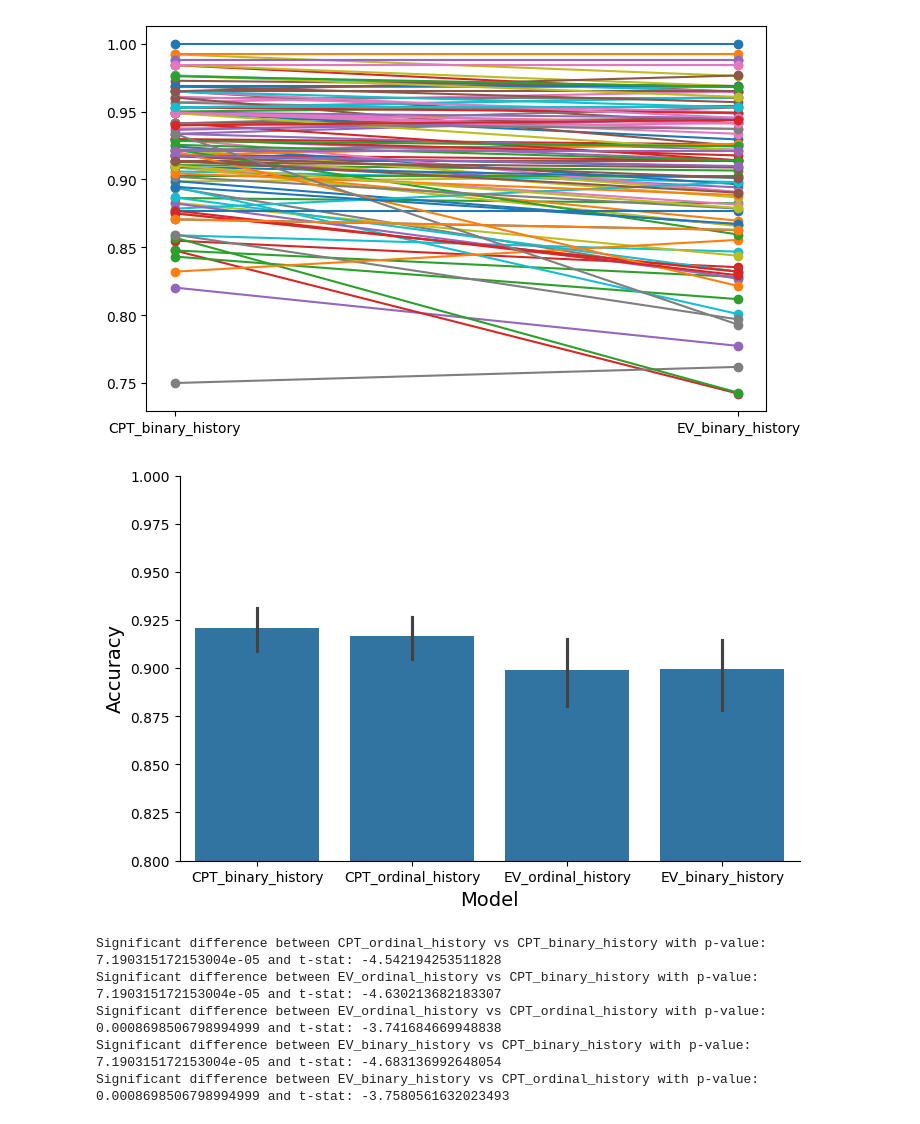
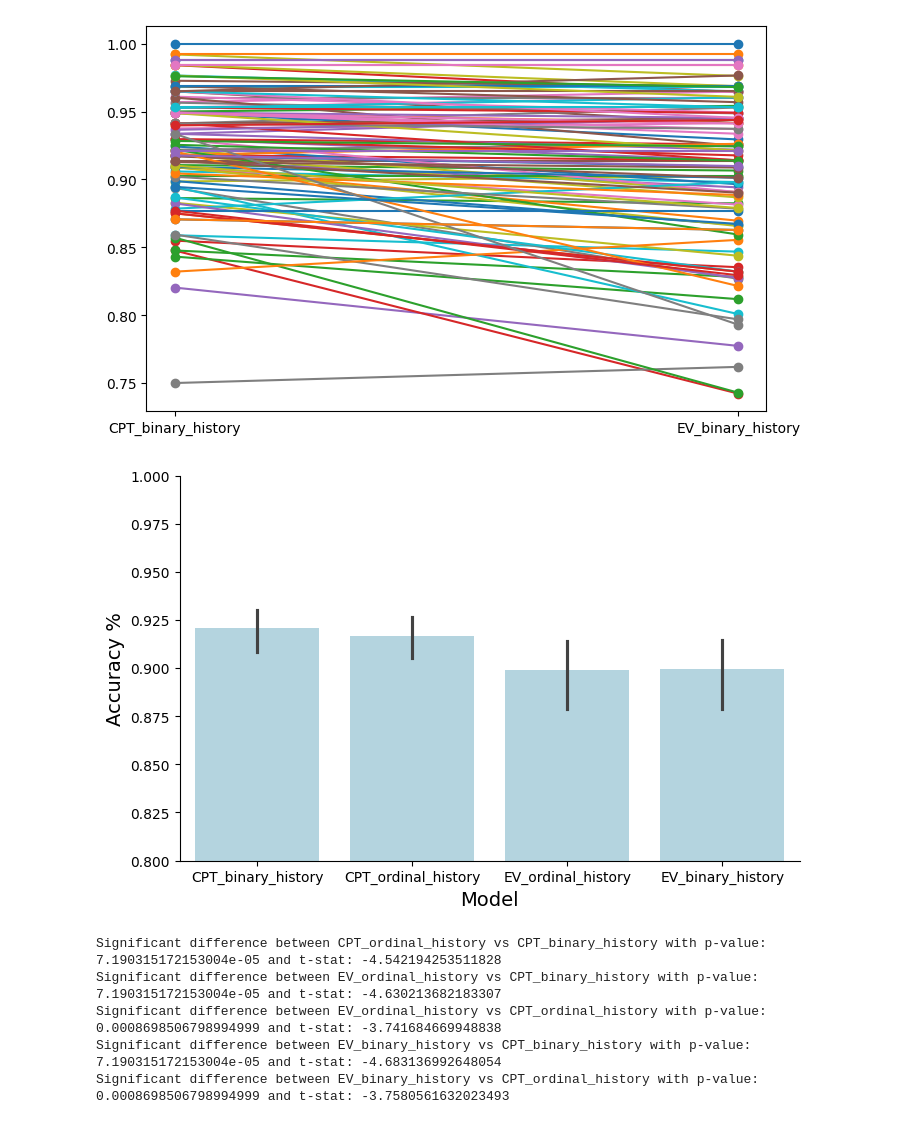
Before and after one commit to GusStgoReyes/riskyneuroarousal, a Jupyter notebook: data/1fits.ipynb, the cells around one changed output. Cells and saved outputs as stored; diff of their text form; code cells hidden in the pictures.

```diff
--- a/data/1fits.ipynb
+++ b/data/1fits.ipynb
@@ -77,17 +77,17 @@ plt.show()
 [figure]
 # %%
 plt.figure(figsize=(8, 5))
-sns.barplot(data = res_model_per, x = "model", y = "acc")
+sns.barplot(data = res_model_per, x = "model", y = "acc", color = "lightblue")
 plt.ylim(0.8, 1)
 sns.despine()
 plt.xlabel("Model", fontsize=14)
-plt.ylabel("Accuracy", fontsize=14)
+plt.ylabel("Accuracy %", fontsize=14)
 # Change the font type to Helvetica
-plt.xticks(fontsize=10)
+# plt.xticks([0, 1, 2, 3], ["CPT binary", "CPT ordinal", "EV ordinal", "EV binary"], fontsize=10)
 plt.yticks(fontsize=10)
 plt.show()
 # %% [output]
-[figure, old version]
+[figure, new version]
 # %%
 p_values = []
 t_stats = []
```
Also changed, not shown: parts of 14 cells of this notebook, 13 other files.
